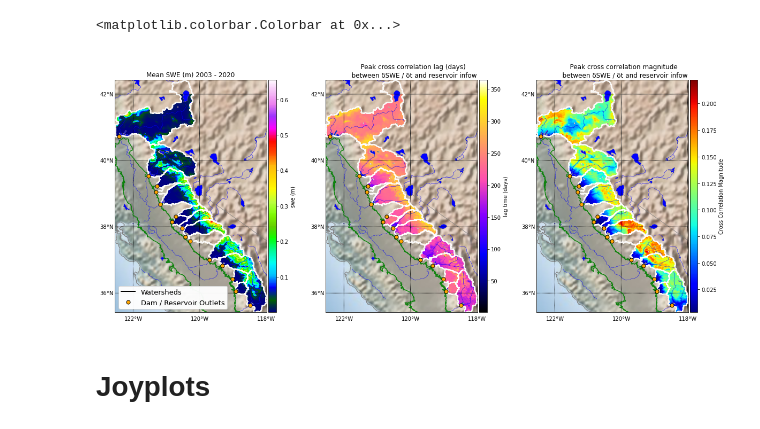
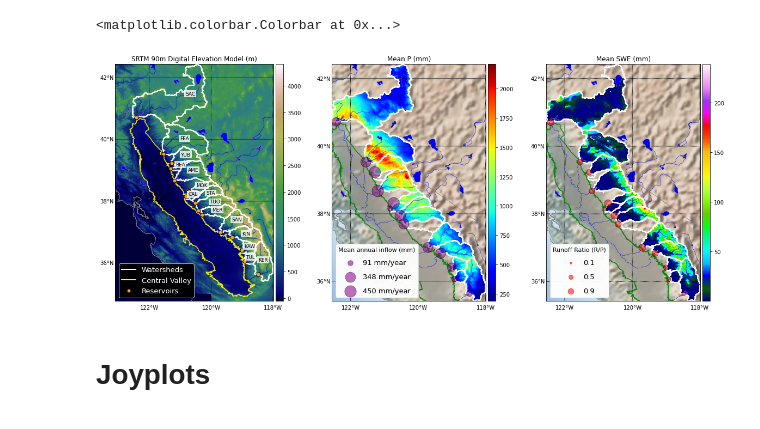
Before and after one commit to kashingtonDC/CrossCor, a Jupyter notebook: 03_Figures.ipynb, the cells around one changed output. Drawn from its saved outputs; the diff is of its cells as text; code cells hidden in the pictures.

```diff
--- a/03_Figures.ipynb
+++ b/03_Figures.ipynb
@@ -91,10 +99,15 @@ urlon, urlat = imextent[2], imextent[3]
 # %%
 fig = plt.figure(figsize=(20,8))
 
-
-############################## First Map: SWe
+############################## First Map: DEM
 ax1 = fig.add_subplot(131)
 # Initialize the basemap
+
+# get bbox of data
+imextent = rio.open('../rasters/srtm_dem_bbox.tif').bounds
+lllon, lllat = imextent[0], imextent[1]
+urlon, urlat = imextent[2], imextent[3]
+
 m = Basemap(ax = ax1,epsg='4326', ellps='WGS84',resolution='f', llcrnrlon=lllon, urcrnrlon=urlon, llcrnrlat=lllat, urcrnrlat=urlat,
             lat_0= (lllat + urlat) / 2, lon_0= (lllon + urlon) / 2)
 
@@ -116,33 +129,51 @@ m.drawmeridians(meridians,labels=[True,False,False,True]) # [left,right,top,bott
 # Draw the watersheds we delineated
 draw_polys(catchments, m, alpha = 0.9, edgecolor = 'white', lw = 1.5, fill = False)
 draw_points(reservoirs,m, alpha = 1,  color= 'orange', edgecolor = 'black')
-draw_polys(cv, m, alpha = 0.9, edgecolor = 'green', lw = 1.5, fill = False)
+draw_polys(cv, m, alpha = 0.9, edgecolor = 'yellow', lw = 1.5, fill = False)
 
 # Plot im
-im = m.imshow(np.flipud(sweim), cmap='gist_ncar')
-ax1.set_title("Mean SWE (m) 2003 - 2020")
+im = m.imshow(np.flipud(dem), cmap='gist_earth')
+ax1.set_title("SRTM 90m Digital Elevation Model (m)")
+
+# Get some coords for shed labels
+c = catchments.copy()
+c['coords'] = c['geometry'].apply(lambda x: x.representative_point().coords[:])
+c['coords'] = [coords[0] for coords in c['coords']]
+
+# Label the sheds
+for idx, row in c.iterrows():
+    ax1.text(row.coords[0], row.coords[1], s=row['catch_name'][:3], horizontalalignment='center', size = 9,
+    bbox={'facecolor': 'white', 'alpha':0.8, 'pad': 2, 'edgecolor':'none'}, zorder= 5)
 
 # Set location of the colorbar
 divider = make_axes_locatable(ax1)
 cax = divider.append_axes("right", size="5%", pad=0.05)
-fig.colorbar(mappable=im, cax=cax, label='swe (m)')
+fig.colorbar(mappable=im, cax=cax)
 
 # Make the first legend (upper left of map)
-custom_lines = [Line2D([0], [0], color='black', lw=2),
+custom_lines = [Line2D([0], [0], color='white', markeredgecolor = 'white', markeredgewidth=2, lw=2),
+                Line2D([0], [0], color='yellow', markeredgecolor = 'yellow',  markeredgewidth=2, lw=2),
                 Line2D([0], [0], linewidth=0, marker='o', markersize=7,
                        markeredgecolor = 'black',markerfacecolor="orange"),
                 ]
 
-leg1 = ax1.legend(custom_lines, ["Watersheds", 'Dam / Reservoir Outlets'],
-                    loc = "lower left",
+leg1 = ax1.legend(custom_lines, ["Watersheds","Central Valley",'Reservoirs'],
+                    loc = "lower left",facecolor = 'k',
                     prop={'size':13})
+
+for h, t in zip(leg1.legendHandles, leg1.get_texts()):
+    t.set_color("white")
 
 ax1.add_artist(leg1)
 
-############################## Second Map: Lagtimes
+############################## Second Map: Mean SWE
 
 ax2 = fig.add_subplot(132)
 # Initialize the basemap
+imextent = rio.open("../rasters/DMET/mean.tif").bounds
+lllon, lllat = imextent[0], imextent[1]
+urlon, urlat = imextent[2], imextent[3]
+
 m = Basemap(ax = ax2,epsg='4326', ellps='WGS84',resolution='f', llcrnrlon=lllon, urcrnrlon=urlon, llcrnrlat=lllat, urcrnrlat=urlat,
             lat_0= (lllat + urlat) / 2, lon_0= (lllon + urlon) / 2)
 
@@ -163,60 +194,81 @@ m.drawmeridians(meridians,labels=[True,False,False,True]) # [left,right,top,bott
 
 # Draw the watersheds we delineated
 draw_polys(catchments, m, alpha = 0.9, edgecolor = 'white', lw = 1.5, fill = False)
-draw_points(reservoirs,m, alpha = 1,  color= 'orange', edgecolor = 'black')
+draw_points(reservoirs,m, sizecol= resdat["r_mm"], alpha = 0.5,  color= 'purple', edgecolor = 'black')
 draw_polys(cv, m, alpha = 0.9, edgecolor = 'green', lw = 1.5, fill = False)
 
 # Plot im
-im = m.imshow(np.flipud(lagim), cmap='gnuplot2')
-ax2.set_title('''
-            Peak cross correlation lag (days)
-            between δSWE / δt and reservoir infow''')
+im = m.imshow(np.flipud(pim*365), cmap='jet')
+ax2.set_title('''Mean P (mm)''')
+
+# add legend
+for p,color in zip([p1, p2, p3], ["purple",'purple','purple']):
+    ax2.scatter([], [], c=color, alpha=0.5, s=p,
+                label=str(round(p)) + ' mm/year')
+
+leg2 = ax2.legend(scatterpoints=1, frameon=True,
+           labelspacing=1, loc='lower left', prop={'size':13})
+
+leg2.set_title("Mean annual inflow (mm)", prop = {'size':11})
+ax2.add_artist(leg2)
 
 # Set location of the colorbar
 divider = make_axes_locatable(ax2)
 cax = divider.append_axes("right", size="5%", pad=0.05)
-fig.colorbar(mappable=im, cax=cax, label='lag time (days)')
+fig.colorbar(mappable=im, cax=cax)
 
-############################## 3rd Map: Corr Magnitudes
+############################## 3rd Map: Mean P
+imextent = rio.open("../rasters/SNODAS_abs/swe.tif").bounds
+lllon, lllat = imextent[0], imextent[1]
+urlon, urlat = imextent[2], imextent[3]
+ax3 = fig.add_subplot(133)
 
-ax3 = fig.add_subplot(133)
 # Initialize the basemap
 m = Basemap(ax = ax3,epsg='4326', ellps='WGS84',resolution='f', llcrnrlon=lllon, urcrnrlon=urlon, llcrnrlat=lllat, urcrnrlat=urlat,
             lat_0= (lllat + urlat) / 2, lon_0= (lllon + urlon) / 2)
 
 # Add stuff to basemap
 m.shadedrelief(zorder = 0)
 m.drawcoastlines(color='gray', zorder = 2)
 m.drawcountries(color='gray', zorder = 2)
 m.drawstates(color='gray', zorder = 2)
 m.drawrivers(color = "blue", zorder = 2)
 m.fillcontinents(color='none',lake_color='blue', zorder = 2)
 
 # Draw lines of latitude and longitude. Labels are like [left,right,top,bottom]
 parallels = np.arange(0.,90.,2.)
 meridians = np.arange(0.,360.,2.)
 
 m.drawparallels(parallels,labels=[True,False,True,False]) # [left,right,top,bottom]
 m.drawmeridians(meridians,labels=[True,False,False,True]) # [left,right,top,bottom]
 
 # Draw the watersheds we delineated
 draw_polys(catchments, m, alpha = 0.9, edgecolor = 'white', lw = 1.5, fill = False)
-draw_points(reservoirs,m, alpha = 1,  color= 'orange', edgecolor = 'black')
+draw_points(reservoirs,m, alpha = 0.5,sizecol= resdat["Runoff_Ratio"]*200, color= 'red', edgecolor = 'black')
 draw_polys(cv, m, alpha = 0.9, edgecolor = 'green', lw = 1.5, fill = False)
 
 # Plot im
-im = m.imshow(np.flipud(corim), cmap='jet')
-ax3.set_title('''
-            Peak cross correlation magnitude
-            between δSWE / δt and reservoir infow''')
+im = m.imshow(np.flipud(sweim*365), cmap='gist_ncar')
+ax3.set_title('''Mean SWE (mm)''')
+
+# add legend
+for r,color in zip([r1, r2, r3], ["red",'red','red']):
+    ax3.scatter([], [], c=color, alpha=0.5, s=r*125,
+                label=str(round(r,2)))
+
+leg3 = ax3.legend(scatterpoints=1, frameon=True,
+           labelspacing=1, loc='lower left', prop={'size':13})
+
+leg3.set_title("Runoff Ratio (R/P)", prop = {'size':11})
+ax3.add_artist(leg3)
 
 # Set location of the colorbar
 divider = make_axes_locatable(ax3)
 cax = divider.append_axes("right", size="5%", pad=0.05)
-fig.colorbar(mappable=im, cax=cax, label='Cross Correlation Magnitude')
+fig.colorbar(mappable=im, cax=cax)
 # %% [output]
 <matplotlib.colorbar.Colorbar at 0x...>
-[figure, old version]
+[figure, new version]
 # %% [markdown]
 # Joyplots
 # %%
```
Also changed, not shown: parts of 6 cells of this notebook.
